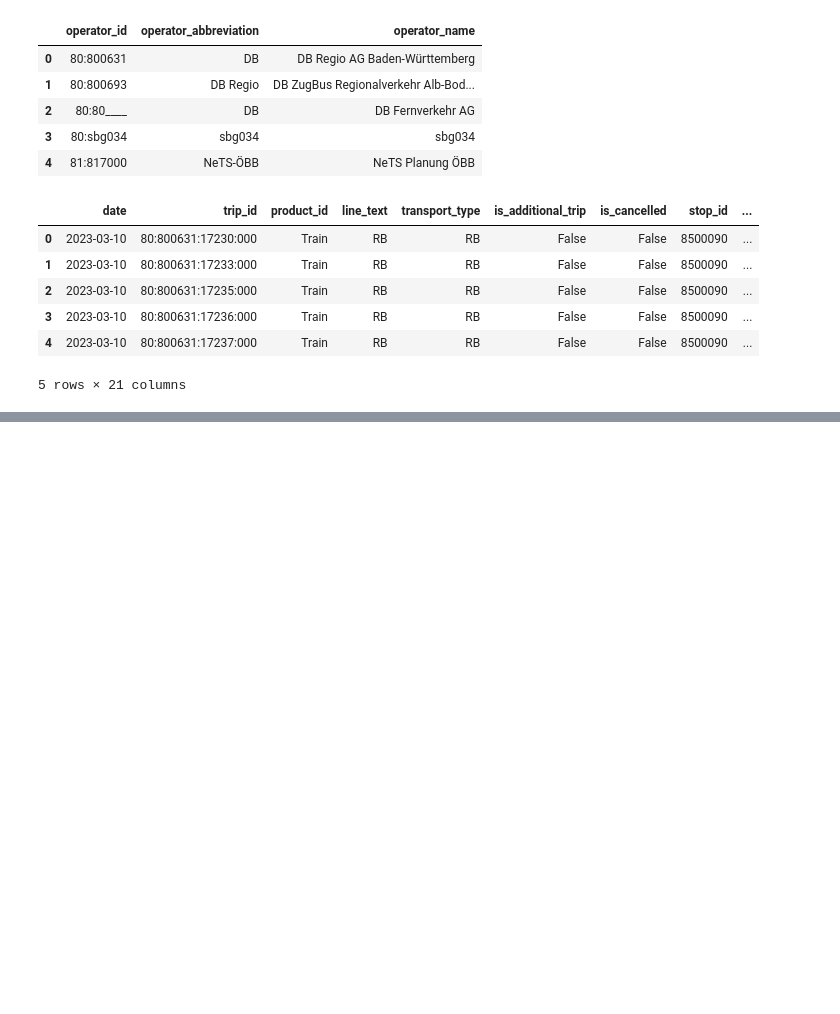
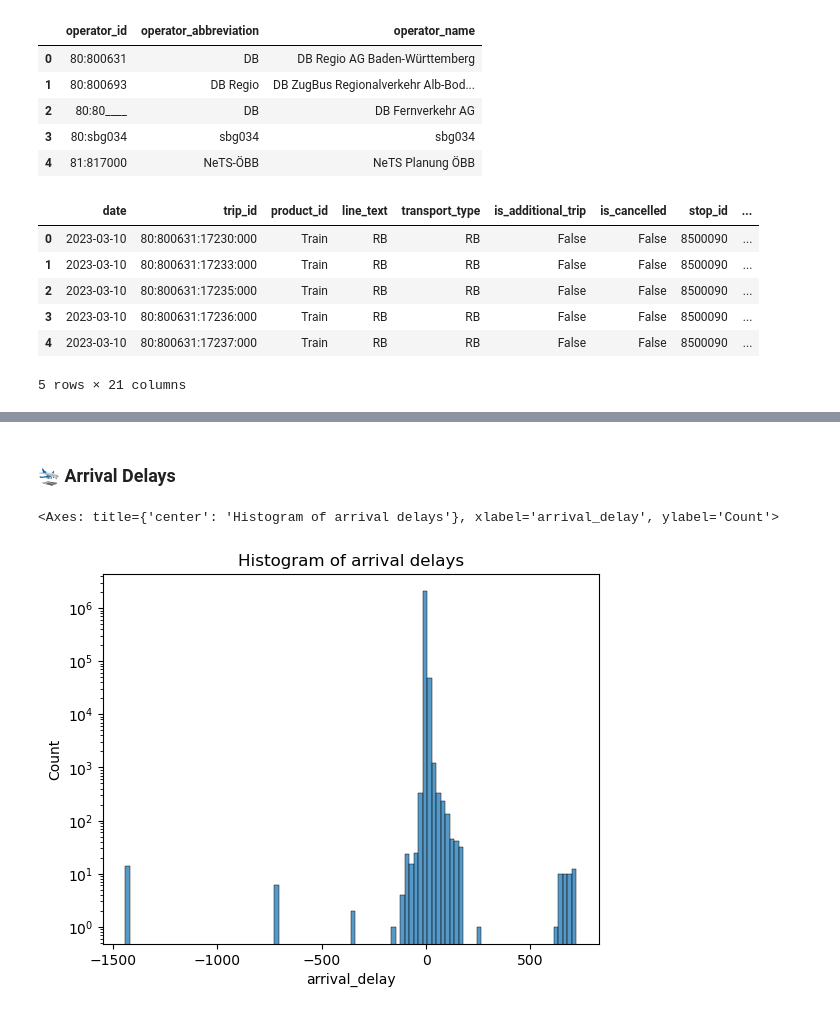
Before and after one commit to com-480-data-visualization/project-2023-choo-choo-data-darlings, a Jupyter notebook: basic_analysis.ipynb, the cells around one changed output, grey strips where cells are left out. Saved outputs shown, nothing was run; the diff lists cells and outputs as text; code cells hidden in the pictures; blank space fills up the shorter version.

```diff
--- a/basic_analysis.ipynb
+++ b/basic_analysis.ipynb
@@ -291,0 +251,9 @@ plt.show()
+# %% [markdown]
+### **🛬 Arrival Delays**
+# %%
+# This histogram corresponds to the delays in minutes for each arrival of each line
+plt.title("Histogram of arrival delays")
+sns.histplot(data=transport_data, x="arrival_delay", bins=100, log_scale=(False, True))
+# %% [output]
+<Axes: title={'center': 'Histogram of arrival delays'}, xlabel='arrival_delay', ylabel='Count'>
+[figure, added]
```
Also changed, not shown: parts of 78 cells of this notebook, 2 other files.
